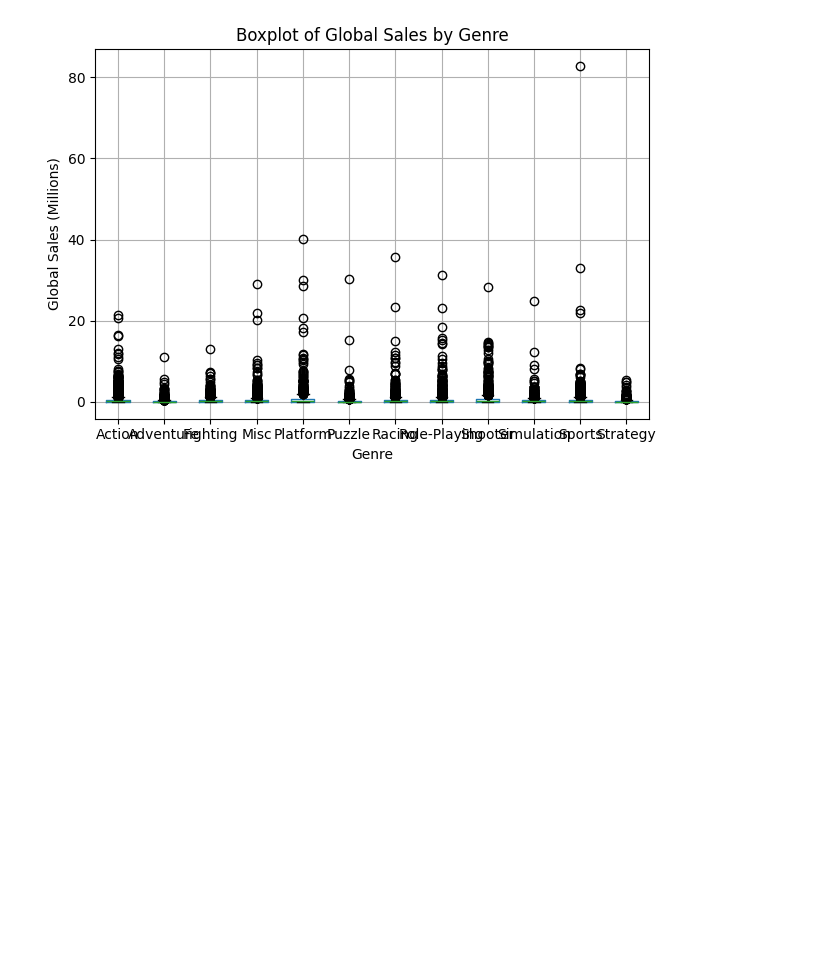
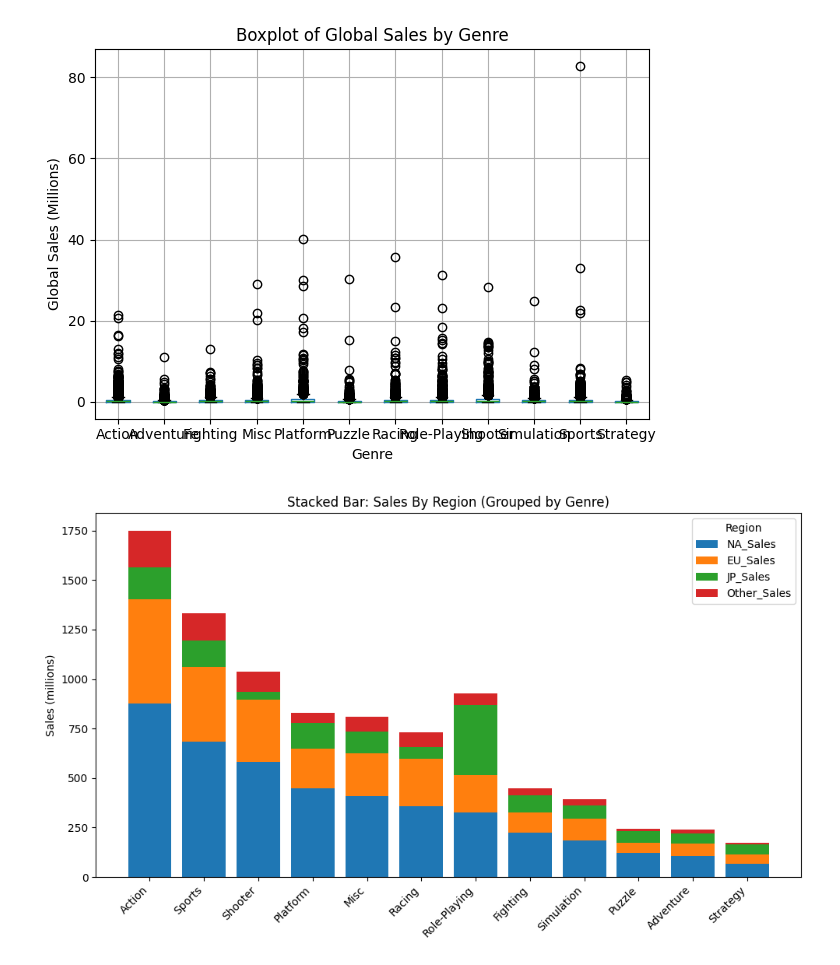
Before and after one commit to jaytee-tech/leveling-up-with-data, a Jupyter notebook: notebook.ipynb, the cells around one changed output. Drawn from its saved outputs; the diff is of its cells as text; code cells hidden in the pictures; blank space fills up the shorter version.

```diff
--- a/notebook.ipynb
+++ b/notebook.ipynb
@@ -128,3 +128,31 @@ plt.show()
 [figure]
 # %%
 df.to_csv("vgsales_clean.csv", index=False)
+# %%
+df = pd.read_csv("vgsales.csv")
+
+# Columns for the regions
+region_cols = ['NA_Sales', 'EU_Sales', 'JP_Sales', 'Other_Sales']
+
+# Aggregate sales by Genre (change 'Genre' to 'Year' if you want stacked bars by year)
+grouped = df.groupby('Genre')[region_cols].sum().sort_values('NA_Sales', ascending=False)
+
+# Create stacked bar chart
+plt.figure(figsize=(10, 6))
+
+bottom = np.zeros(len(grouped))
+for region in region_cols:
+    plt.bar(grouped.index,
+            grouped[region],
+            bottom=bottom,
+            label=region)
+    bottom += grouped[region].values
+
+plt.title('Stacked Bar: Sales By Region (Grouped by Genre)')
+plt.ylabel('Sales (millions)')
+plt.xticks(rotation=45, ha='right')
+plt.legend(title='Region')
+plt.tight_layout()
+plt.show()
+# %% [output]
+[figure, added]
```
